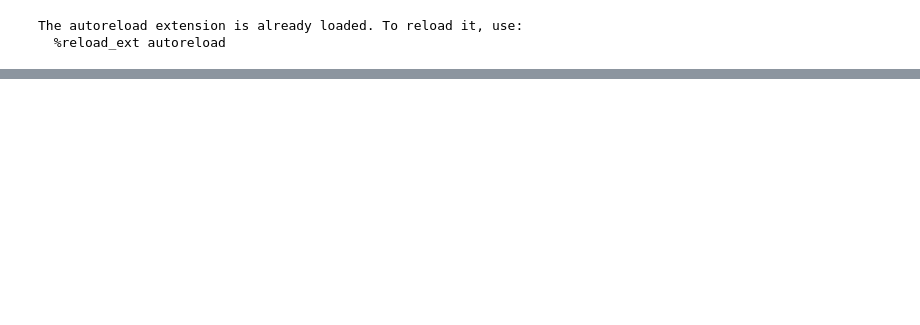
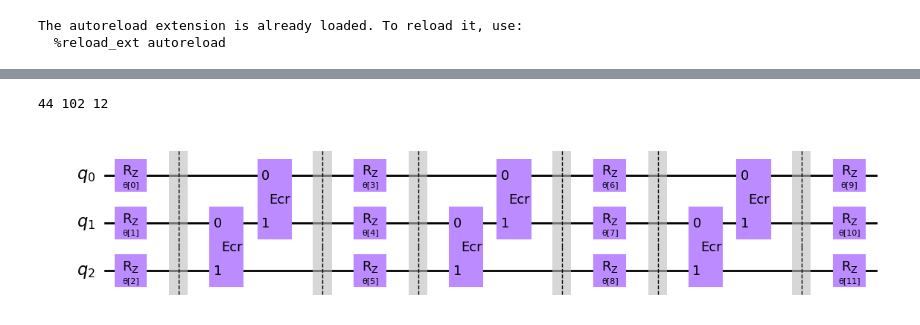
Before and after one commit to MarcDrudis/GibbsPreparation, a Jupyter notebook: notebooks/newcirc.ipynb, the cells around one changed output, grey strips where cells are left out. Cells and saved outputs as stored; diff of their text form; code cells hidden in the pictures; blank space fills up the shorter version.

```diff
--- a/notebooks/newcirc.ipynb
+++ b/notebooks/newcirc.ipynb
@@ -25,0 +26,10 @@ print(qc_basis.depth(),qc_basis.size())
+# %%
+from qiskit.circuit.library import TwoLocal, ECRGate
+qc = TwoLocal(3,["rz"],[ECRGate()],insert_barriers=True,entanglement="reverse_linear")
+print(qc_basis.depth(),qc_basis.size(),qc_basis.num_parameters)
+display(qc.decompose().draw(output="mpl"))
+qc_basis = transpile(qc, backend)
+display(qc_basis.draw(output='mpl'))
+# %% [output]
+44 102 12
+[figure, added]
```
Also changed, not shown: parts of 3 cells of this notebook, 44 other files.
